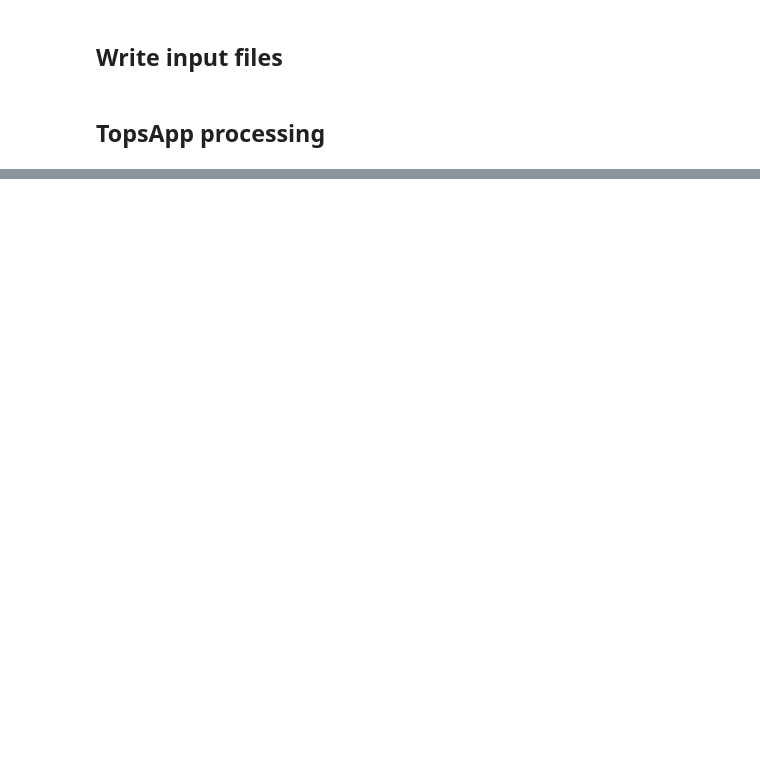
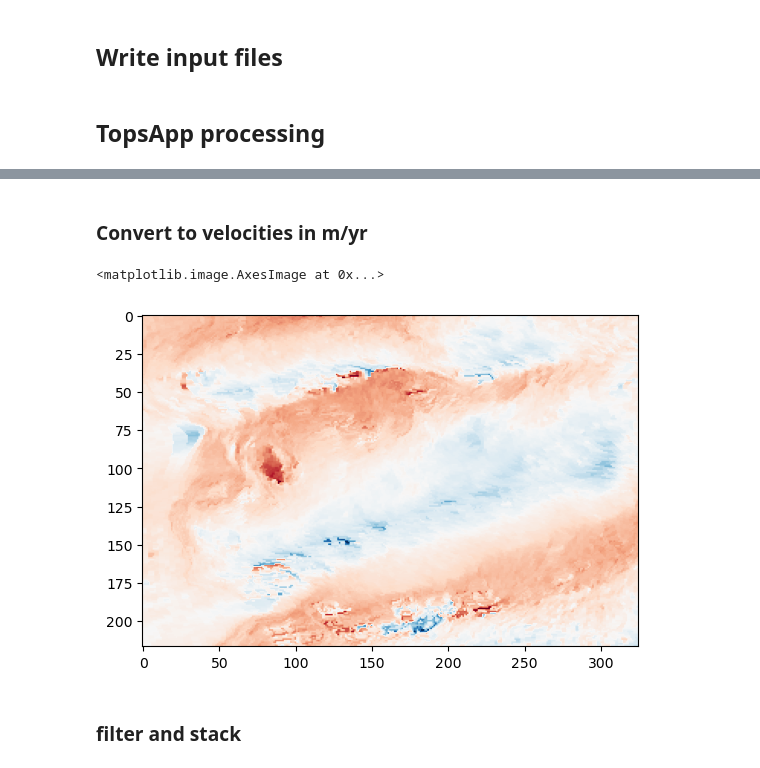
Before and after one commit to gbrencher/rmnp_landslide, a Jupyter notebook: topsApp_multi_asf.ipynb, the cells around one changed output, grey strips where cells are left out. Cells and saved outputs as stored; diff of their text form; code cells hidden in the pictures; blank space fills up the shorter version.

```diff
--- a/topsApp_multi_asf.ipynb
+++ b/topsApp_multi_asf.ipynb
@@ -199,0 +350,20 @@ Wall time: 44min 49s
+# %% [markdown]
+### Convert to velocities in m/yr
+# %%
+delta_list = []
+for date in igram_ds['dates'].values:
+    delta_list.append((datetime.strptime(date[9:17], '%Y%m%d')-datetime.strptime(date[0:8], '%Y%m%d')).days)
+
+igram_ds = igram_ds.assign_coords({'timedelta':('timedelta', delta_list)})
+
+veloc = (((igram_ds['unw_phase']*0.05546576/12.5663706)/igram_ds['timedelta'])*365.24)[0].values
+igram_ds['veloc'] = (('y', 'x', 'dates'), veloc.data)
+igram_ds = igram_ds.drop_dims('timedelta')
+# %%
+f, ax = plt.subplots()
+ax.imshow(igram_ds['veloc'].median(dim="dates"), cmap='RdBu', vmin=-0.3, vmax=0.3)
+# %% [output]
+<matplotlib.image.AxesImage at 0x...>
+[figure, added]
+# %% [markdown]
+### filter and stack
```
Also changed, not shown: parts of 21 cells of this notebook.
